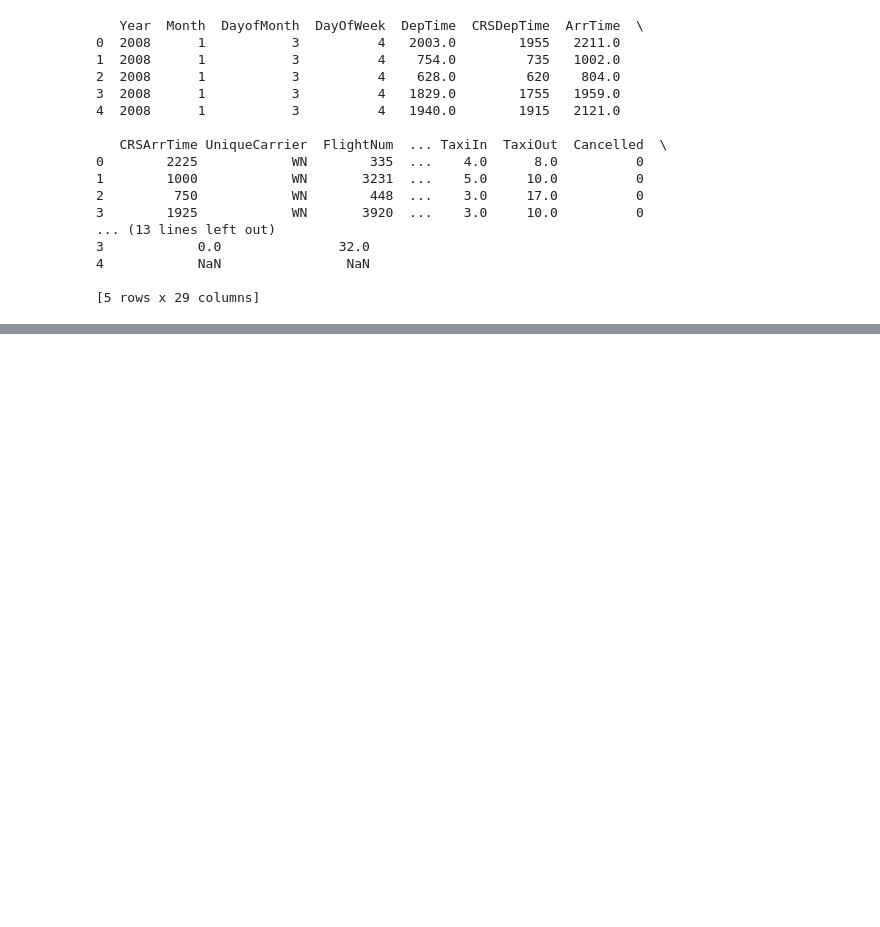
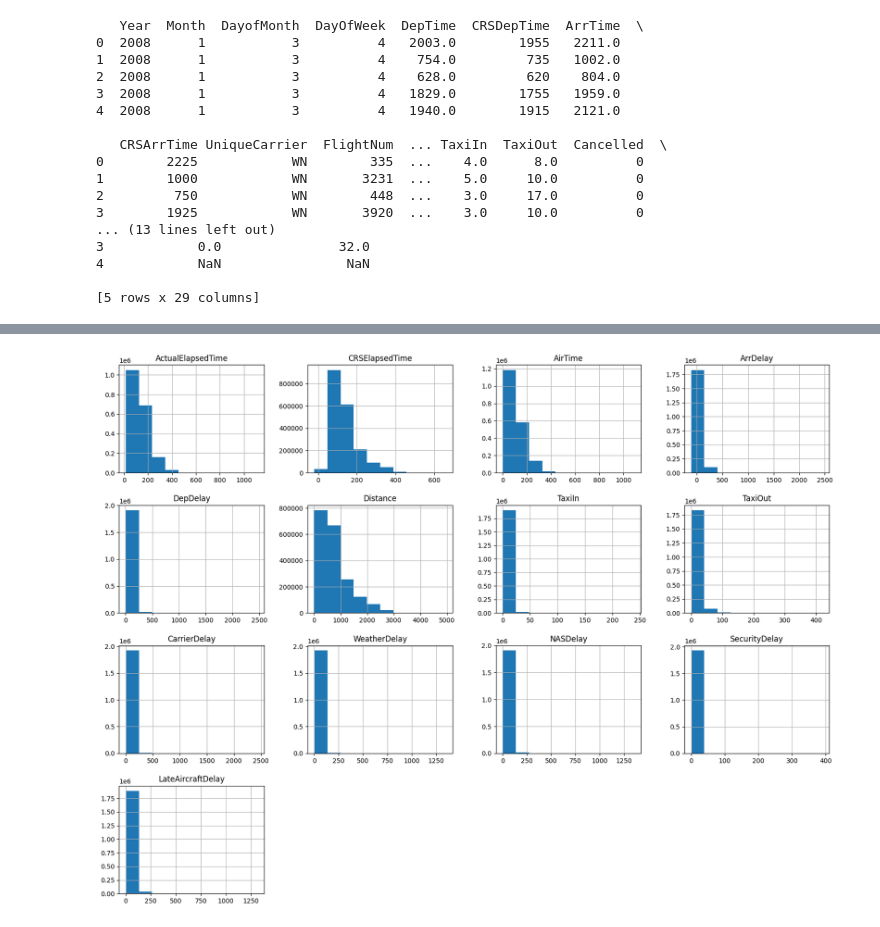
Before and after one commit to ManuelR11/ProyectoFinal_DataScience, a Jupyter notebook: ProyectoFinal.ipynb, the cells around one changed output, grey strips where cells are left out. Cells and saved outputs as stored; diff of their text form; code cells hidden in the pictures; blank space fills up the shorter version.

```diff
--- a/ProyectoFinal.ipynb
+++ b/ProyectoFinal.ipynb
@@ -39,0 +50,7 @@ data.drop_duplicates(inplace=True)
+# %%
+# Eliminar duplicados
+
+df.drop_duplicates(inplace=True)
+
+null_counts = df.isnull().sum().sort_values(ascending=False)
+print("Cantidad de valores nulos por columna:\n", null_counts)
@@ -68,11 +99,13 @@ TaxiOut                 455
 [5 rows x 29 columns]
 # %%
 # si la celda esta vacia en las columnas  LateAircraftDelay, ecurityDelay, NASDelay, WeatherDelay, CarrierDelay cambiar a 0
-data['LateAircraftDelay'].fillna(0, inplace=True)
-data['SecurityDelay'].fillna(0, inplace=True)
-data['NASDelay'].fillna(0, inplace=True)
-data['WeatherDelay'].fillna(0, inplace=True)
-data['CarrierDelay'].fillna(0, inplace=True)
+df['LateAircraftDelay'].fillna(0, inplace=True)
+df['SecurityDelay'].fillna(0, inplace=True)
+df['NASDelay'].fillna(0, inplace=True)
+df['WeatherDelay'].fillna(0, inplace=True)
+df['CarrierDelay'].fillna(0, inplace=True)
+null_counts = df.isnull().sum().sort_values(ascending=False)
+print("Cantidad de valores nulos por columna:\n", null_counts)
 # %% [output]
 The behavior will change in pandas 3.0. This inplace method will never work because the intermediate object on which we are setting values always behaves as a copy.
 
@@ -160,0 +144,5 @@ dtype: int64
+# %%
+#Eliminar las filas con valores nulos en ArrTime, CRSArrTime, ActualElapsedTime, CRSElapsedTime, AirTime, ArrDelay, DepDelay, TaxiIn, TaxiOut
+df.dropna(subset=['ArrTime', 'CRSArrTime', 'ActualElapsedTime', 'CRSElapsedTime', 'AirTime', 'ArrDelay', 'DepDelay', 'TaxiIn', 'TaxiOut'], inplace=True)
+null_counts = df.isnull().sum().sort_values(ascending=False)
+print("Cantidad de valores nulos por columna:\n", null_counts)
@@ -160,0 +193,17 @@ dtype: int64
+# %%
+# Modificar tipos y crear columna de fecha
+df['Cancelled'] = df['Cancelled'].astype('category')
+df['FlightNum'] = df['FlightNum'].astype('object')
+df['TailNum'] = df['TailNum'].astype('object')
+df['flightDate'] = df['Year'].astype(str) + '-' + df['Month'].astype(str) + '-' + df['DayofMonth'].astype(str)
+df["DepTime"] = df["DepTime"].astype(str)
+df["CRSDepTime"] = df["CRSDepTime"].astype(str)
+df["ArrTime"] = df["ArrTime"].astype(str)
+df["CRSArrTime"] = df["CRSArrTime"].astype(str)
+df["Month"] = df["Month"].astype('category')
+df["DayofMonth"] = df["DayofMonth"].astype('category')
+df["DayOfWeek"] = df["DayOfWeek"].astype('category')
+df["Year"] = df["Year"].astype('category')
+df['flightDate'] = pd.to_datetime(df['flightDate'])
+df["UniqueCarrier"] = df["UniqueCarrier"].astype('category')
+df["Diverted"] = df["Diverted"].astype('category')
@@ -160,0 +253,6 @@ dtype: int64
+# %%
+# Plot histograms for numerical columns
+df.select_dtypes(include=["float64", "int64"]).hist(figsize=(20, 15))
+plt.show()
+# %% [output]
+[figure, added]
```
Also changed, not shown: parts of 33 cells of this notebook, 1 other file.
